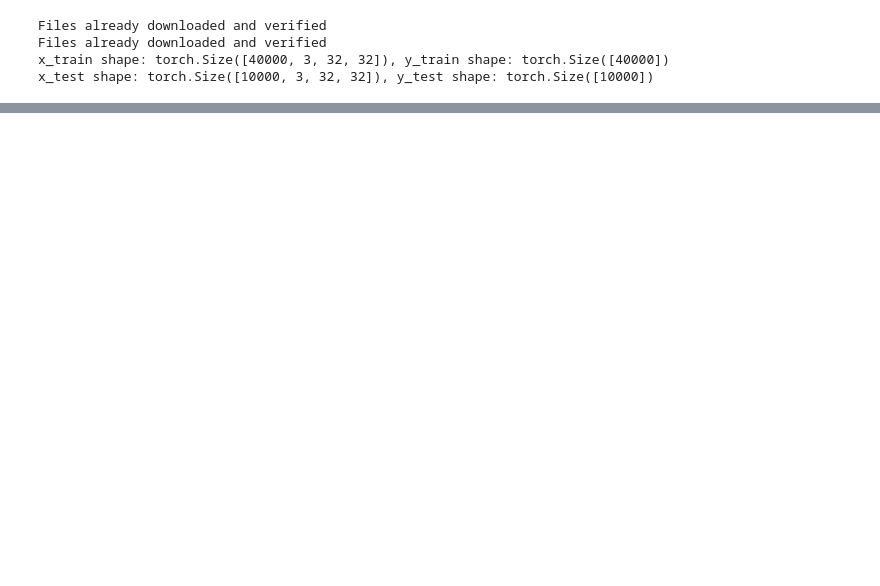
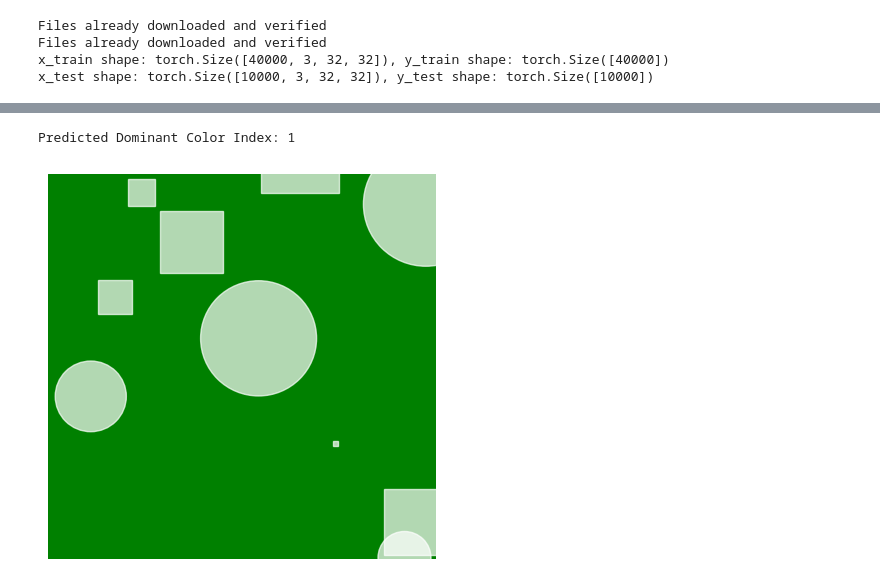
Before and after one commit to DM-GY-9103-intro-to-ML-nyu/ML-Final-Collab-, a Jupyter notebook: cifar.ipynb, the cells around one changed output, grey strips where cells are left out. Drawn from its saved outputs; the diff is of its cells as text; code cells hidden in the pictures; blank space fills up the shorter version.

```diff
--- a/cifar.ipynb
+++ b/cifar.ipynb
@@ -489,0 +476,53 @@ ValueError: The number of FixedLocator locations (10), usually from a call to se
+# %%
+import matplotlib.pyplot as plt
+import numpy as np
+
+# Function to generate art based on dominant color
+def generate_art(image, dominant_color):
+    colors = {
+        0: "red",    # Mapping color labels
+        1: "green",
+        2: "blue"
+    }
+    color_name = colors[dominant_color]
+
+    # Generate a canvas
+    fig, ax = plt.subplots(figsize=(5, 5))
+
+    # Draw a rectangle as the background color
+    ax.add_patch(plt.Rectangle((0, 0), 1, 1, color=color_name))
+
+    # Add some random patterns
+    for _ in range(10):  # Number of shapes
+        x = np.random.rand()
+        y = np.random.rand()
+        size = np.random.rand() * 100
+        shape = np.random.choice(["circle", "square"])
+
+        if shape == "circle":
+            circle = plt.Circle((x, y), size / 500, color="white", alpha=0.7)
+            ax.add_patch(circle)
+        else:
+            rect = plt.Rectangle((x, y), size / 500, size / 500, color="white", alpha=0.7)
+            ax.add_patch(rect)
+
+    ax.set_xlim(0, 1)
+    ax.set_ylim(0, 1)
+    ax.axis("off")  # apparently removing axes can get a clean art look
+
+    plt.show(block=True)  # Ensure the figure is displayed
+
+# Test with a batch from your DataLoader
+model.eval()
+images, _ = next(iter(test_loader))
+outputs = model(images)
+predicted_colors = outputs.argmax(dim=1)
+
+# Check the predicted channel
+print(f"Predicted Dominant Color Index: {predicted_colors[0].item()}")
+
+# Generate art for the first image in the batch
+generate_art(images[0], predicted_colors[0].item())
+# %% [output]
+Predicted Dominant Color Index: 1
+[figure, added]
```
Also changed, not shown: parts of 21 cells of this notebook.
